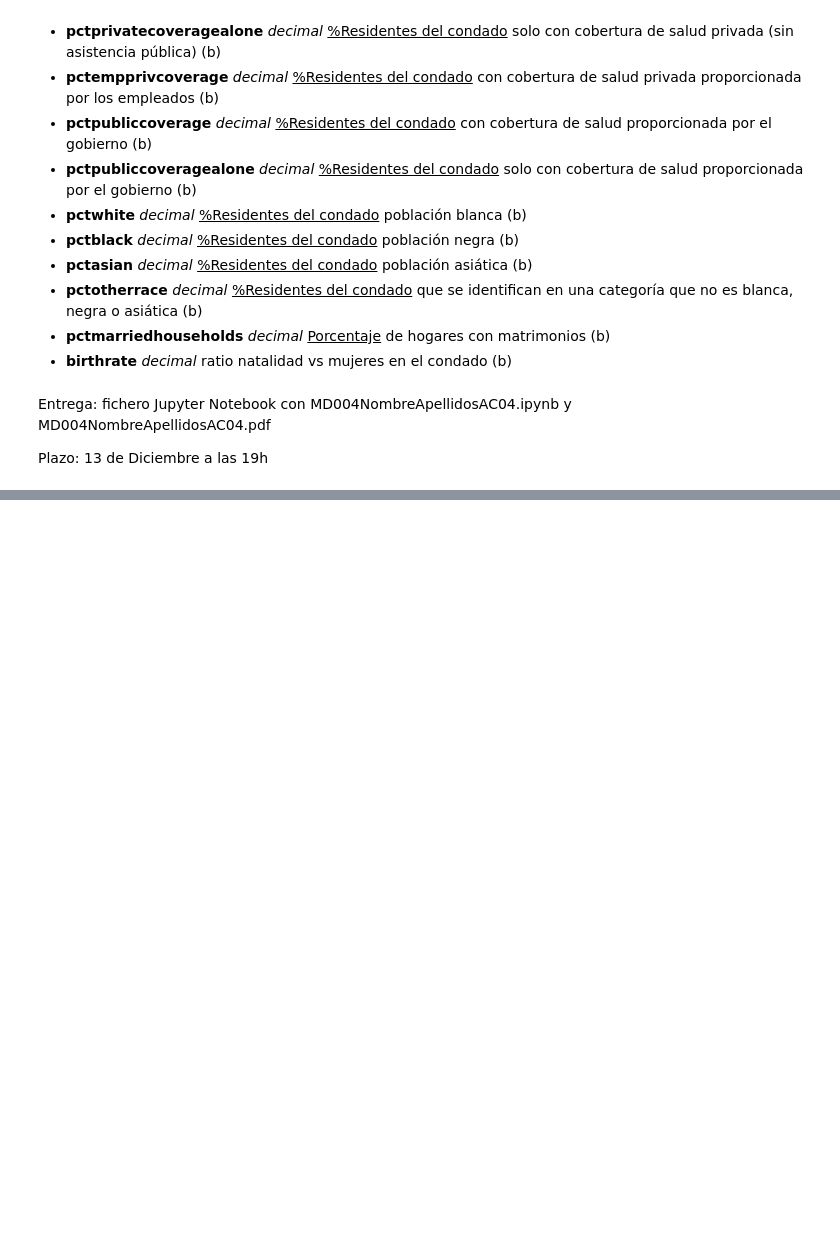
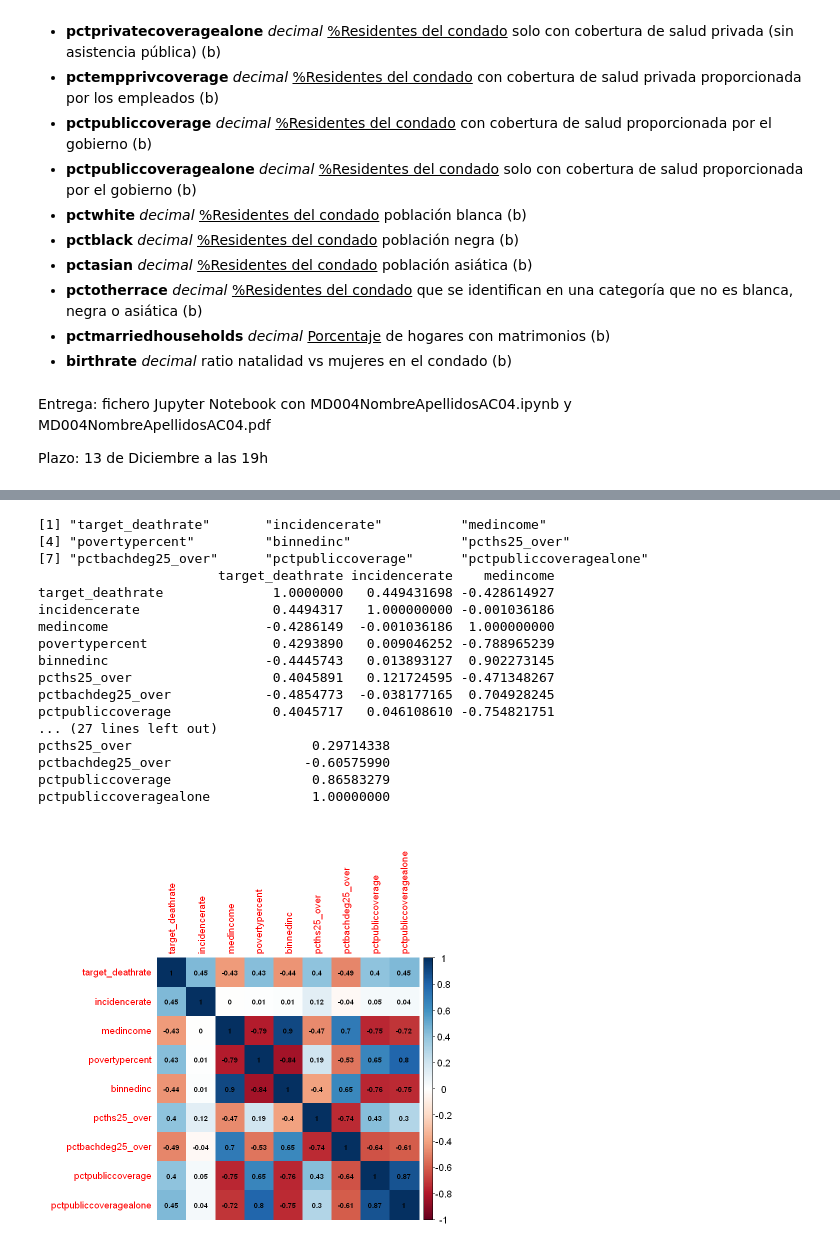
Before and after one commit to Didac-piferrer/MUDS, a Jupyter notebook: Estadistica/E4/MD004DidacPiferrerIglesiasAC04.ipynb, the cells around one changed output, grey strips where cells are left out. Saved outputs shown, nothing was run; the diff lists cells and outputs as text; code cells hidden in the pictures; blank space fills up the shorter version.

```diff
--- a/Estadistica/E4/MD004DidacPiferrerIglesiasAC04.ipynb
+++ b/Estadistica/E4/MD004DidacPiferrerIglesiasAC04.ipynb
@@ -127,0 +224,14 @@ A data.frame: 6 × 33
+# %%
+#Efectivamente se tratan de 10 Deciles, los cuales formatearemos en números del 1 al 10
+mapa_conversion <- c("[22640, 34218.1]" = 1,
+                    "(34218.1, 37413.8]" = 2,
+                    "(37413.8, 40362.7]" = 3,
+                    "(40362.7, 42724.4]" = 4,
+                    "(42724.4, 45201]" = 5,
+                    "(45201, 48021.6]" = 6,
+                    "(48021.6, 51046.4]" = 7,
+                    "(51046.4, 54545.6]" = 8,
+                    "(54545.6, 61494.5]" = 9,
+                    "(61494.5, 125635]" = 10)
+
+data_cancer$binnedinc <- mapa_conversion[match(data_cancer$binnedinc, names(mapa_conversion))]
@@ -127,0 +258,5 @@ A data.frame: 6 × 33
+# %%
+#sumamos las dos columnas para crear una nueva
+data_cancer$over16 <- data_cancer$pctemployed16_over  + data_cancer$pctunemployed16_over
+
+data <- select(data_cancer, -c(geography,pctemployed16_over, pctunemployed16_over))
@@ -127,0 +285,41 @@ A data.frame: 6 × 33
+# %%
+# Asumiendo que 'datos' es tu data frame
+matriz_correlacion <- cor(data, use = "pairwise.complete.obs", method = "pearson")
+
+# Seleccionamos un Umbral de correlación
+umbral <- 0.4
+
+#print(matriz_correlacion)
+# Obtener los nombres de las variables con correlación por encima del umbral con la variable objetivo
+variables_relevantes <- names(which(abs(matriz_correlacion['target_deathrate',]) >= umbral))
+
+print(variables_relevantes)
+
+# Seleccionar las columnas relevantes en el dataframe
+df_filtrado <- data[, variables_relevantes]
+
+matriz_correlacion <- cor(df_filtrado, use = "pairwise.complete.obs", method = "pearson")
+
+par(cex = 1.2)
+
+corrplot(matriz_correlacion, method = "color",addCoef.col = "black", tl.cex = 0.8, number.cex = 0.6)
+print(matriz_correlacion)
+# %% [output]
+[1] "target_deathrate"       "incidencerate"          "medincome"
+[4] "povertypercent"         "binnedinc"              "pcths25_over"
+[7] "pctbachdeg25_over"      "pctpubliccoverage"      "pctpubliccoveragealone"
+                       target_deathrate incidencerate    medincome
+target_deathrate              1.0000000   0.449431698 -0.428614927
+incidencerate                 0.4494317   1.000000000 -0.001036186
+medincome                    -0.4286149  -0.001036186  1.000000000
+povertypercent                0.4293890   0.009046252 -0.788965239
+binnedinc                    -0.4445743   0.013893127  0.902273145
+pcths25_over                  0.4045891   0.121724595 -0.471348267
+pctbachdeg25_over            -0.4854773  -0.038177165  0.704928245
+pctpubliccoverage             0.4045717   0.046108610 -0.754821751
+... (27 lines left out)
+pcths25_over                       0.29714338
+pctbachdeg25_over                 -0.60575990
+pctpubliccoverage                  0.86583279
+pctpubliccoveragealone             1.00000000
+[figure, added]
```
Also changed, not shown: parts of 25 cells of this notebook, 3 other files.
